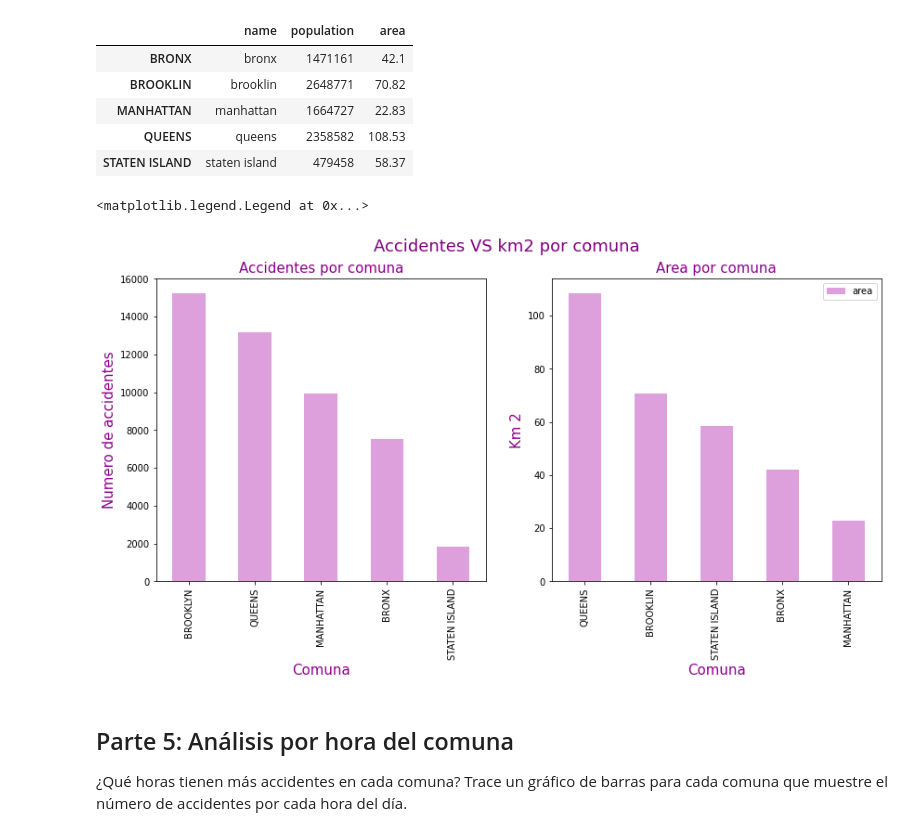
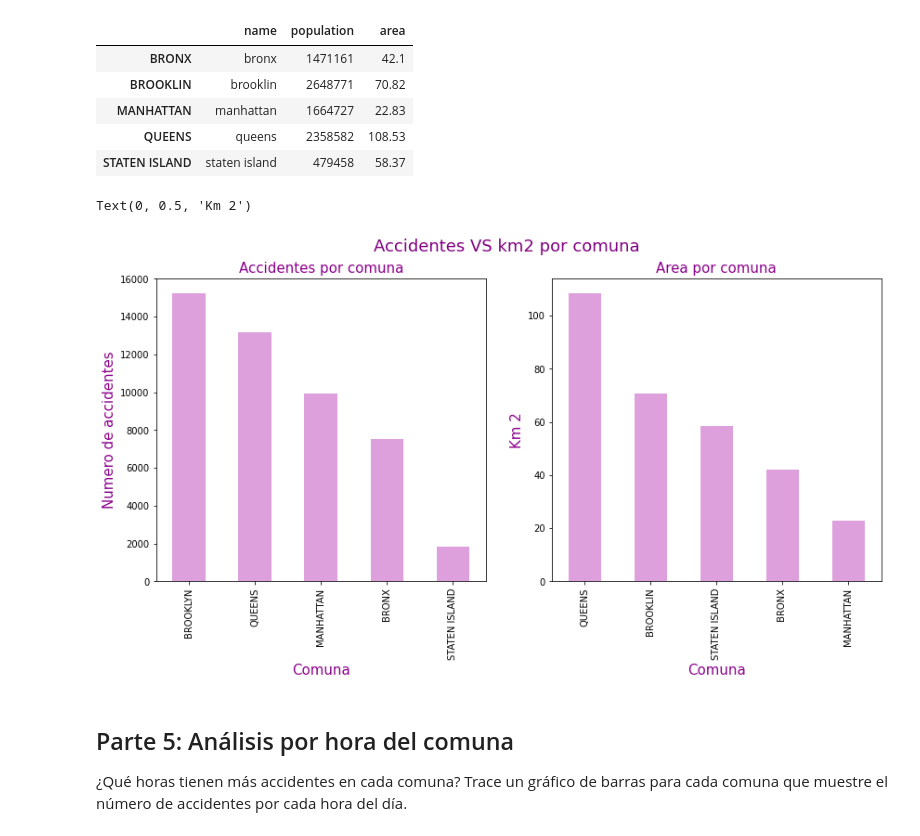
Before and after one commit to CarolinaGarcia19/Clase1, a Jupyter notebook: Taller_Semana_4.ipynb, the cells around one changed output. Saved outputs shown, nothing was run; the diff lists cells and outputs as text; code cells hidden in the pictures.

```diff
--- a/Taller_Semana_4.ipynb
+++ b/Taller_Semana_4.ipynb
@@ -176,20 +185,19 @@ dfc
 # %%
 fig,ca = plt.subplots(1, 2, figsize=(14,6))
 fig.suptitle("Accidentes VS km2 por comuna",fontsize=18,color="purple")
 
 df["BOROUGH"].value_counts().plot.bar(ax=ca[0],fontsize=10,color="plum")
 ca[0].set_title("Accidentes por comuna",fontsize=15,color="darkmagenta")
 ca[0].set_xlabel("Comuna",fontsize=15,color="darkmagenta")
 ca[0].set_ylabel("Numero de accidentes",fontsize=15,color="darkmagenta")
 
 dfc["area"].sort_values(ascending=False).plot.bar(ax=ca[1],fontsize=10,color="plum")
 ca[1].set_title("Area por comuna",fontsize=15,color="darkmagenta")
 ca[1].set_xlabel("Comuna",fontsize=15,color="darkmagenta")
 ca[1].set_ylabel("Km 2",fontsize=15,color="darkmagenta")
-ca[1].legend()
 # %% [output]
-<matplotlib.legend.Legend at 0x...>
+Text(0, 0.5, 'Km 2')
-[figure, old version]
+[figure, new version]
 # %% [markdown]
 ## Parte 5: Análisis por hora del comuna
 
```
Also changed, not shown: parts of 4 cells of this notebook.
